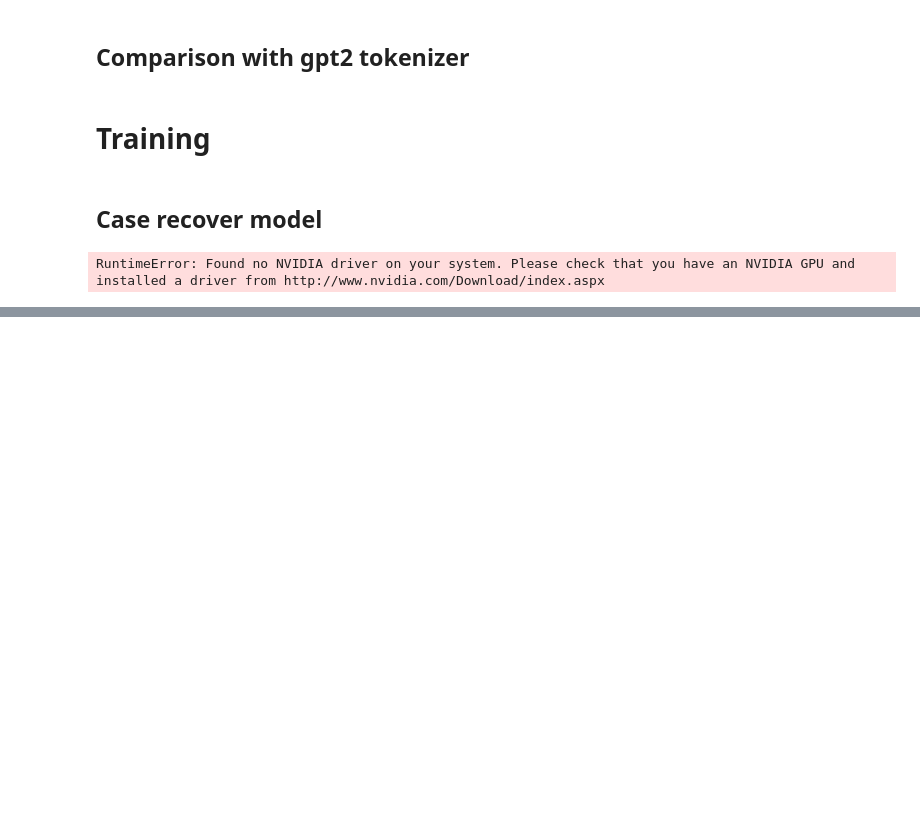
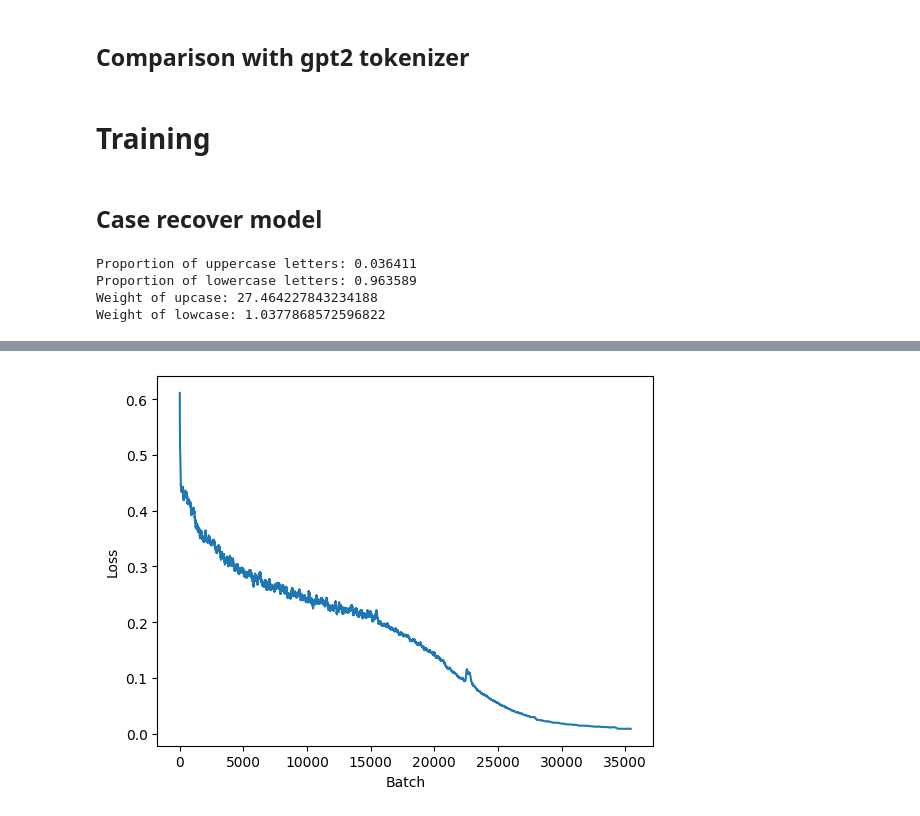
Before and after one commit to ddorn/prose-o-matic, a Jupyter notebook: prose-o-matic.ipynb, the cells around one changed output, grey strips where cells are left out. Drawn from its saved outputs; the diff is of its cells as text; code cells hidden in the pictures; blank space fills up the shorter version.

Commit message:
Added Prompt-o-matic model + refactor

```diff
--- a/prose-o-matic.ipynb
+++ b/prose-o-matic.ipynb
@@ -150,13 +178,12 @@ def train(model,
 # %% [markdown]
 ## Case recover model
 # %%
-embedding_dim = 64
+embedding_dim = 128
 block_size = 100
 head_count = 4
-depth = 4
+depth = 8
 
-model = UpcasingTransformer(embedding_dim, depth=depth, head_count=head_count, block_size=block_size)
+model = UpcaseTransformer(embedding_dim, depth=depth, head_count=head_count, block_size=block_size)
 model.to(device)
+perfs = Perfs()
 optim = torch.optim.AdamW(model.parameters(), lr=1e-3)
-# %% [output]
-RuntimeError: Found no NVIDIA driver on your system. Please check that you have an NVIDIA GPU and installed a driver from http://www.nvidia.com/Download/index.aspx
@@ -199,8 +190,25 @@ class ByteTokenizer:
+# %%
+# Dataset generator
+
+if True:
+    data = '\n'.join(dataset(False))
+    data = data.encode('utf-8')
+    data = tensor(list(data), dtype=int).to(device)
+
+def upcase_dataset(block_size: int) -> Iterator[Tuple[TT['token', int], TT['token', int]]]:
+    while True:
+        pos = random.randint(0, len(data) - block_size)
+        batch: TT['token', int] = data[pos:pos + block_size]
+
+        upper = (batch >= ord('A')) & (batch <= ord('Z'))
+        prompt = batch.clone()
+        prompt[upper] += 32
+        yield prompt, upper.long()
 # %%
 # Find the proportion of uppercase letters in the dataset
 total = 0
 upcase = 0
-for doc in dataset():
+for doc in dataset(False, 1_000_000):
     total += len(doc)
     upcase += sum(1 for c in doc if c.isupper())
 up = upcase / total
@@ -210,5 +218,10 @@ print("Proportion of uppercase letters:", up)
 print("Proportion of lowercase letters:", low)
 print("Weight of upcase:", 1 / up)
 print("Weight of lowcase:", 1 / low)
+# %% [output]
+Proportion of uppercase letters: 0.036411
+Proportion of lowercase letters: 0.963589
+Weight of upcase: 27.464227843234188
+Weight of lowcase: 1.0377868572596822
-# %%
-train(model, optim, upcase_dataset(block_size, dataset(False, -1)), max_time=30)
+# %%
+optim = torch.optim.AdamW(model.parameters(), lr=1e-4, weight_decay=1e-5)
@@ -214,0 +231,6 @@ train(model, optim, upcase_dataset(block_size, dataset(False, -1)), max_time=30)
+# %%
+train(model, optim, upcase_dataset(block_size), batch_size=1000, max_time=50, perfs=perfs)
+loss = sum(perfs.loss[-100:]) / 100
+# torch.save(model, f'upcase_{loss:.4f}.pt')
+perfs.plot(100, last=6000)
+# %% [output]
@@ -214,0 +238 @@ train(model, optim, upcase_dataset(block_size, dataset(False, -1)), max_time=30)
+[figure, added]
```
Also changed, not shown: parts of 32 cells of this notebook, 3 other files.
